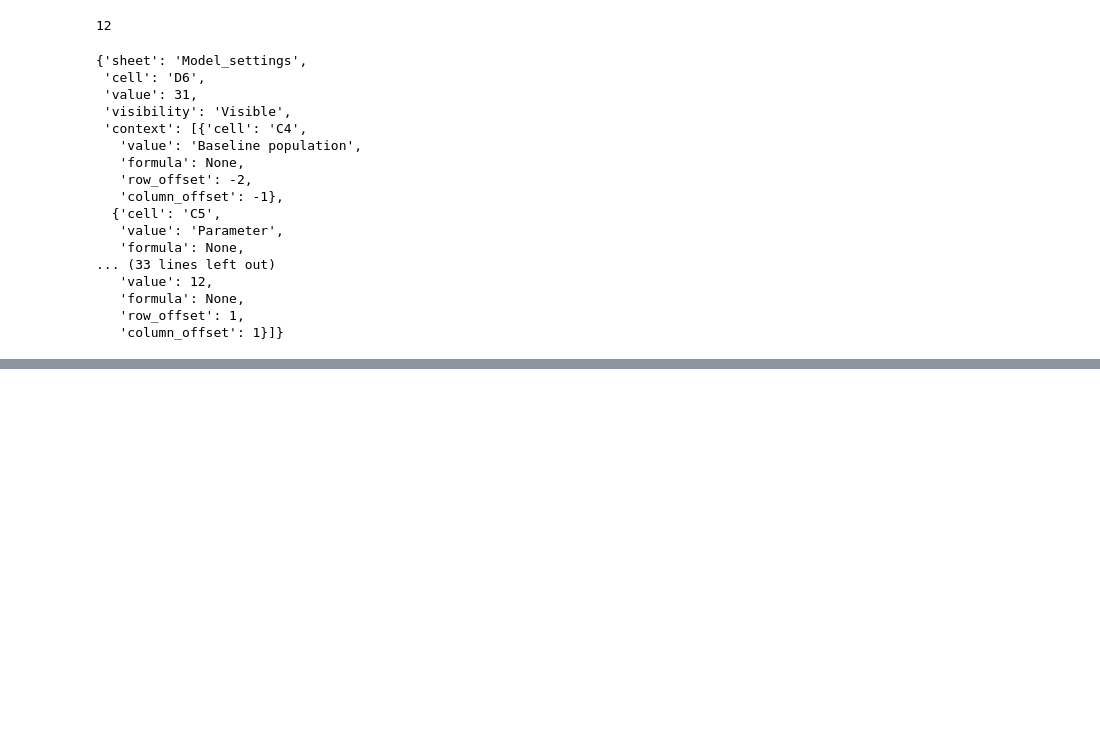
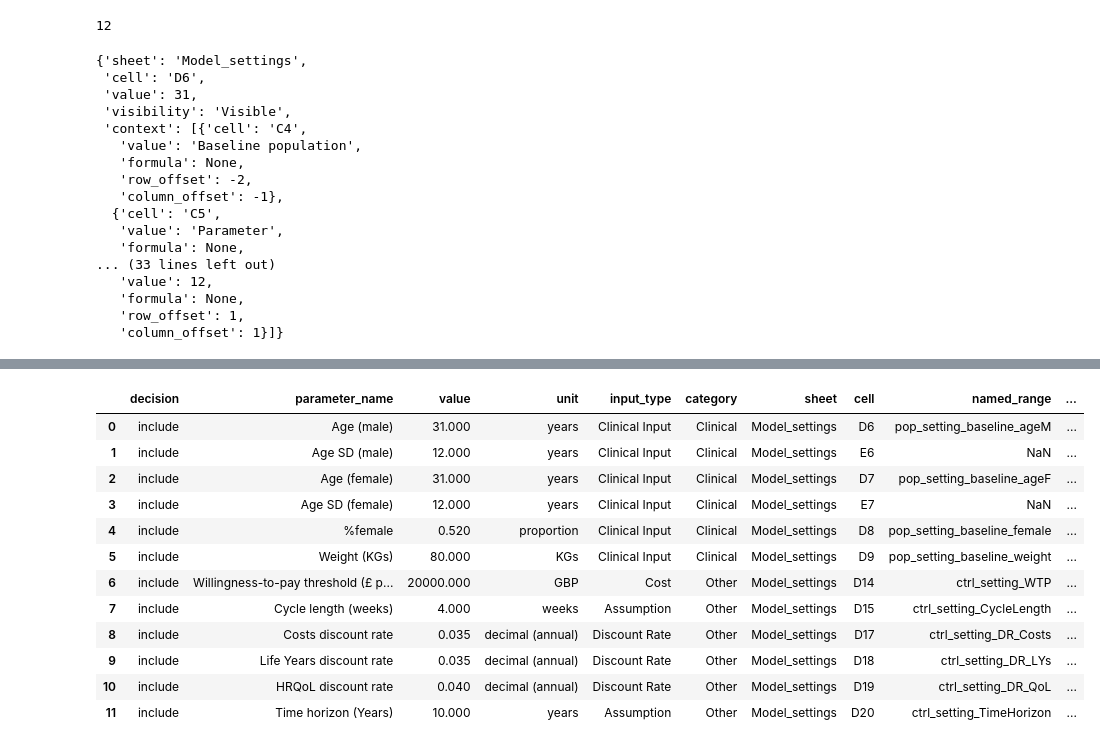
Before and after one commit to TomMonks/model_qc, a Jupyter notebook: 01_input_inventory.ipynb, the cells around one changed output, grey strips where cells are left out. Cells and saved outputs as stored; diff of their text form; code cells hidden in the pictures; blank space fills up the shorter version.

Commit message:
feat(stage): example classification of one sheet

```diff
--- a/01_input_inventory.ipynb
+++ b/01_input_inventory.ipynb
@@ -399,0 +485,19 @@ parameter_with_context[0]
+# %%
+%%time
+
+selected_endpoint = "qwen"
+
+print(
+    f"{ENDPOINTS[selected_endpoint]["model"]} is classifying inputs "
+    "for human reviewer"
+)
+
+# Call the LLM for this sheet only.
+classification = classify_inputs_using_LLM(
+    payload=payload_text,
+    system_prompt=INPUT_CLASSIFICATION_INSTRUCTIONS,
+    base_url=ENDPOINTS[selected_endpoint]["url"],
+    selected_model=ENDPOINTS[selected_endpoint]["model"],
+    random_seed=42,
+    temperature=1.0,
+)
@@ -399,0 +508,69 @@ parameter_with_context[0]
+# %%
+import pandas as pd
+
+# Convert the classification records into rows.
+classification_df = pd.DataFrame(
+    [candidate.model_dump() for candidate in classification.candidates],
+    columns=[
+        "sheet", "cell", "decision", "parameter_name", "unit",
+        "input_type", "category", "named_range", "evidence", "notes",
+    ],
+)
+
+# Recover the original values rather than asking the LLM to repeat them.
+values_df = pd.DataFrame(
+    [
+        {
+            "sheet": parameter["sheet"],
+            "cell": parameter["cell"],
+            "value": parameter["value"],
+        }
+        for parameter in parameter_with_context
+    ],
+    columns=["sheet", "cell", "value"],
+)
+
+review_df = classification_df.merge(
+    values_df,
+    on=["sheet", "cell"],
+    how="left",
+    validate="one_to_one",
+)
+
+# Make the evidence list easier to read in a notebook table.
+review_df["evidence"] = review_df["evidence"].apply(
+    lambda items: "\n".join(items)
+)
+
+# Arrange the columns for human review.
+review_df = review_df[
+    [
+        "decision",
+        "parameter_name",
+        "value",
+        "unit",
+        "input_type",
+        "category",
+        "sheet",
+        "cell",
+        "named_range",
+        "evidence",
+        "notes",
+    ]
+]
+
+review_df
+# %% [output]
+|  | decision | parameter_name | value | unit | input_type | category | sheet | cell | named_range | ... |
+| 0 | include | Age (male) | 31.000 | years | Clinical Input | Clinical | Model_settings | D6 | pop_setting_baseline_ageM | ... |
+| 1 | include | Age SD (male) | 12.000 | years | Clinical Input | Clinical | Model_settings | E6 | NaN | ... |
+| 2 | include | Age (female) | 31.000 | years | Clinical Input | Clinical | Model_settings | D7 | pop_setting_baseline_ageF | ... |
+| 3 | include | Age SD (female) | 12.000 | years | Clinical Input | Clinical | Model_settings | E7 | NaN | ... |
+| 4 | include | %female | 0.520 | proportion | Clinical Input | Clinical | Model_settings | D8 | pop_setting_baseline_female | ... |
+| 5 | include | Weight (KGs) | 80.000 | KGs | Clinical Input | Clinical | Model_settings | D9 | pop_setting_baseline_weight | ... |
+| 6 | include | Willingness-to-pay threshold (£ p... | 20000.000 | GBP | Cost | Other | Model_settings | D14 | ctrl_setting_WTP | ... |
+| 7 | include | Cycle length (weeks) | 4.000 | weeks | Assumption | Other | Model_settings | D15 | ctrl_setting_CycleLength | ... |
+| 8 | include | Costs discount rate | 0.035 | decimal (annual) | Discount Rate | Other | Model_settings | D17 | ctrl_setting_DR_Costs | ... |
+| 9 | include | Life Years discount rate | 0.035 | decimal (annual) | Discount Rate | Other | Model_settings | D18 | ctrl_setting_DR_LYs | ... |
+| 10 | include | HRQoL discount rate | 0.040 | decimal (annual) | Discount Rate | Other | Model_settings | D19 | ctrl_setting_DR_QoL | ... |
+| 11 | include | Time horizon (Years) | 10.000 | years | Assumption | Other | Model_settings | D20 | ctrl_setting_TimeHorizon | ... |
```
Also changed, not shown: parts of 7 cells of this notebook, 1 other file.
